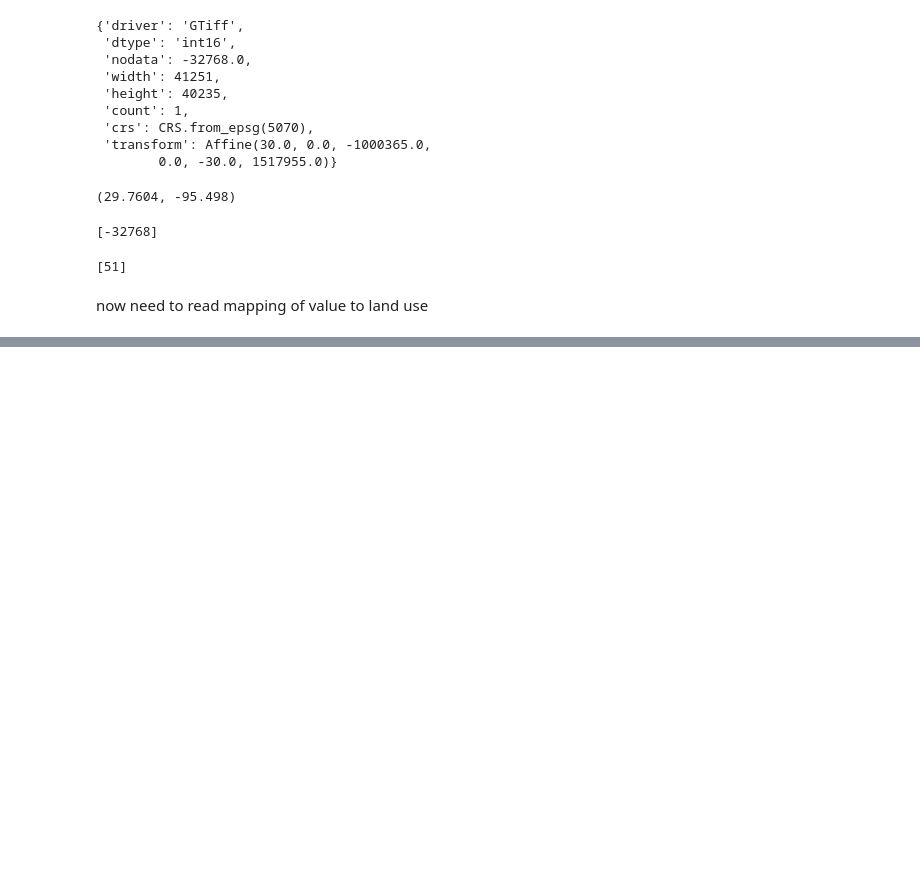
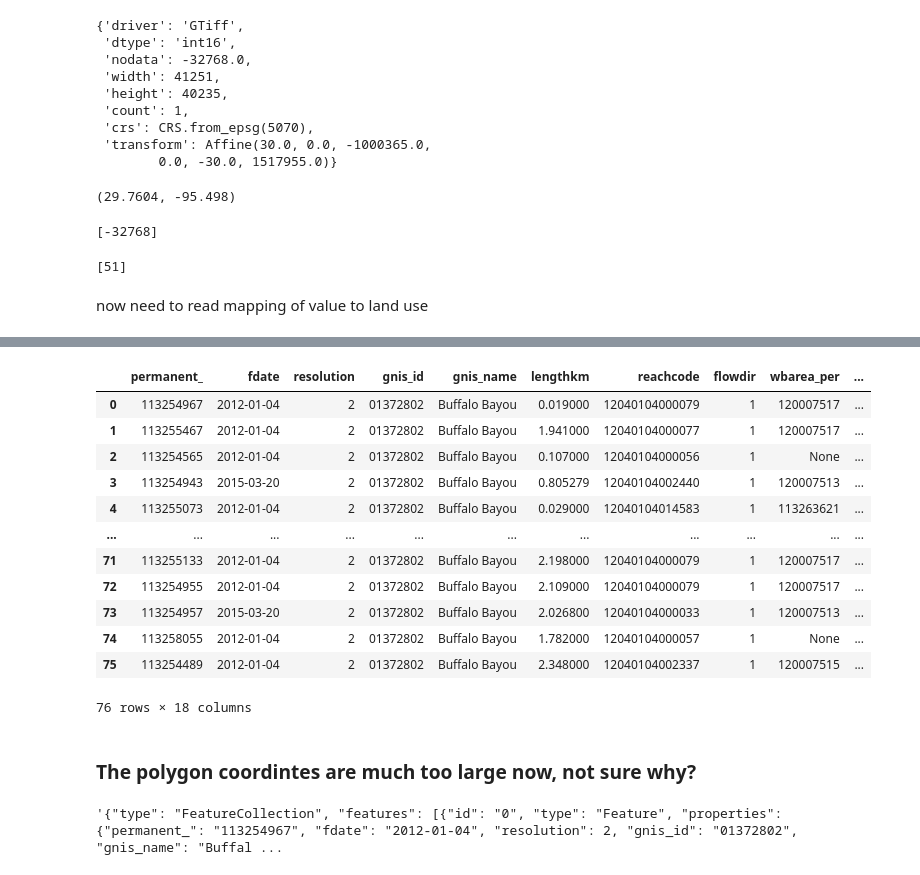
Before and after one commit to JustinGOSSES/river-maps-experiments, a Jupyter notebook: notebooks/Exploration.ipynb, the cells around one changed output, grey strips where cells are left out. Cells and saved outputs as stored; diff of their text form; code cells hidden in the pictures; blank space fills up the shorter version.

```diff
--- a/notebooks/Exploration.ipynb
+++ b/notebooks/Exploration.ipynb
@@ -686,0 +821,20 @@ path_to_GAP_LandUse_Metadata_df[path_to_GAP_LandUse_Metadata_df['Value'] == 300]
+# %%
+geodf_buffaloBayou_projectedOnlyBufferGeoRead_updatedCRS = geodf_buffaloBayou_projectedOnlyBufferGeoRead.to_crs(epsg=5070)
+# %%
+geodf_buffaloBayou_projectedOnlyBufferGeoRead_updatedCRS
+# %% [output]
+|  | permanent_ | fdate | resolution | gnis_id | gnis_name | lengthkm | reachcode | flowdir | wbarea_per | ... |
+| 0 | 113254967 | 2012-01-04 | 2 | 01372802 | Buffalo Bayou | 0.019000 | 12040104000079 | 1 | 120007517 | ... |
+| 1 | 113255467 | 2012-01-04 | 2 | 01372802 | Buffalo Bayou | 1.941000 | 12040104000077 | 1 | 120007517 | ... |
+| 2 | 113254565 | 2012-01-04 | 2 | 01372802 | Buffalo Bayou | 0.107000 | 12040104000056 | 1 | None | ... |
+| 3 | 113254943 | 2015-03-20 | 2 | 01372802 | Buffalo Bayou | 0.805279 | 12040104002440 | 1 | 120007513 | ... |
+| 4 | 113255073 | 2012-01-04 | 2 | 01372802 | Buffalo Bayou | 0.029000 | 12040104014583 | 1 | 113263621 | ... |
+| ... | ... | ... | ... | ... | ... | ... | ... | ... | ... | ... |
+| 71 | 113255133 | 2012-01-04 | 2 | 01372802 | Buffalo Bayou | 2.198000 | 12040104000079 | 1 | 120007517 | ... |
+| 72 | 113254955 | 2012-01-04 | 2 | 01372802 | Buffalo Bayou | 2.109000 | 12040104000079 | 1 | 120007517 | ... |
+| 73 | 113254957 | 2015-03-20 | 2 | 01372802 | Buffalo Bayou | 2.026800 | 12040104000033 | 1 | 120007513 | ... |
+| 74 | 113258055 | 2012-01-04 | 2 | 01372802 | Buffalo Bayou | 1.782000 | 12040104000057 | 1 | None | ... |
+| 75 | 113254489 | 2012-01-04 | 2 | 01372802 | Buffalo Bayou | 2.348000 | 12040104002337 | 1 | 120007515 | ... |
+76 rows × 18 columns
+# %% [markdown]
+### The polygon coordintes are much too large now, not sure why?
@@ -686,0 +843,4 @@ path_to_GAP_LandUse_Metadata_df[path_to_GAP_LandUse_Metadata_df['Value'] == 300]
+# %%
+geodf_buffaloBayou_projectedOnlyBufferGeoRead_updatedCRS_toGeoJSON
+# %% [output]
+'{"type": "FeatureCollection", "features": [{"id": "0", "type": "Feature", "properties": {"permanent_": "113254967", "fdate": "2012-01-04", "resolution": 2, "gnis_id": "01372802", "gnis_name": "Buffal ...
```
Also changed, not shown: parts of 25 cells of this notebook.
